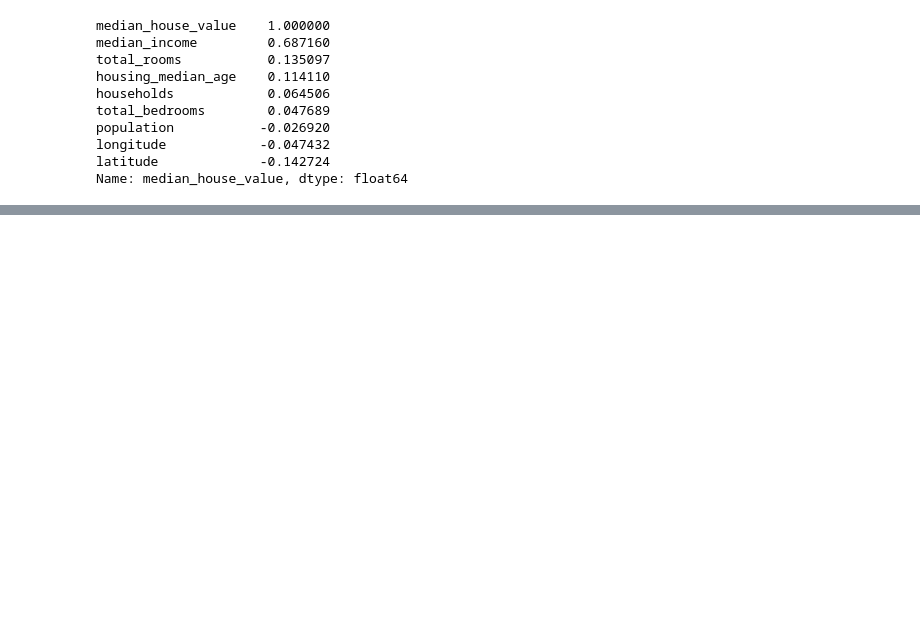
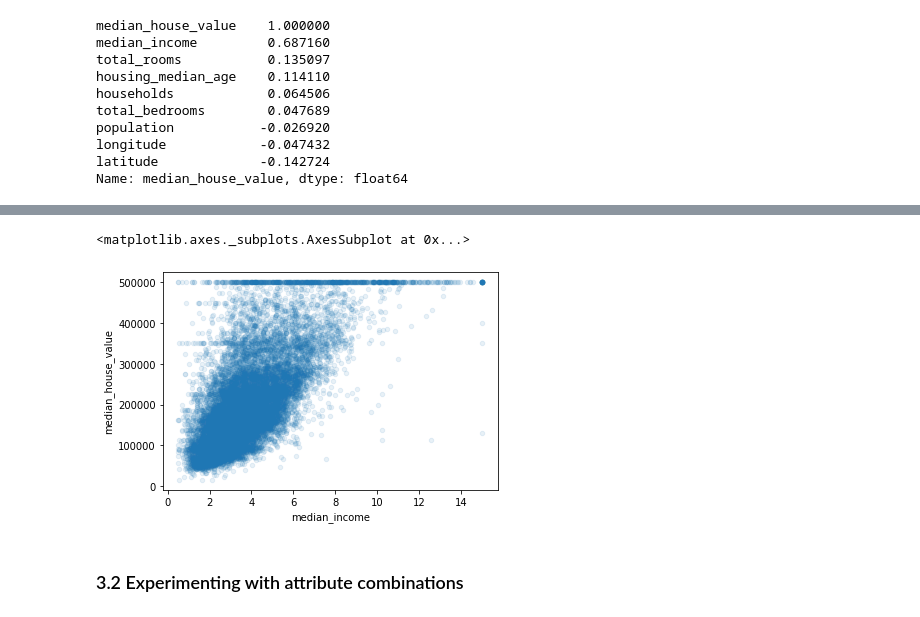
Before and after one commit to joseraz/data_science_journey, a Jupyter notebook: Weekend Project 06 Hands-on-ML/Housing.ipynb, the cells around one changed output, grey strips where cells are left out. Cells and saved outputs as stored; diff of their text form; code cells hidden in the pictures; blank space fills up the shorter version.

Commit message:
Cleaning data
Cleaning the housing data

```diff
--- a/Weekend Project 06 Hands-on-ML/Housing.ipynb
+++ b/Weekend Project 06 Hands-on-ML/Housing.ipynb
@@ -185,0 +195,10 @@ pg 56
+# %%
+# plotting the most significant graph
+# notice the straight lines, corresponding to certain districts,
+# Besides de 500,000, unexpectedly there are other straight lines too
+housing.plot(kind='scatter', x='median_income', y='median_house_value', alpha=0.1)
+# %% [output]
+<matplotlib.axes._subplots.AxesSubplot at 0x...>
+[figure, added]
+# %% [markdown]
+### 3.2 Experimenting with attribute combinations
```
Also changed, not shown: parts of 22 cells of this notebook.
